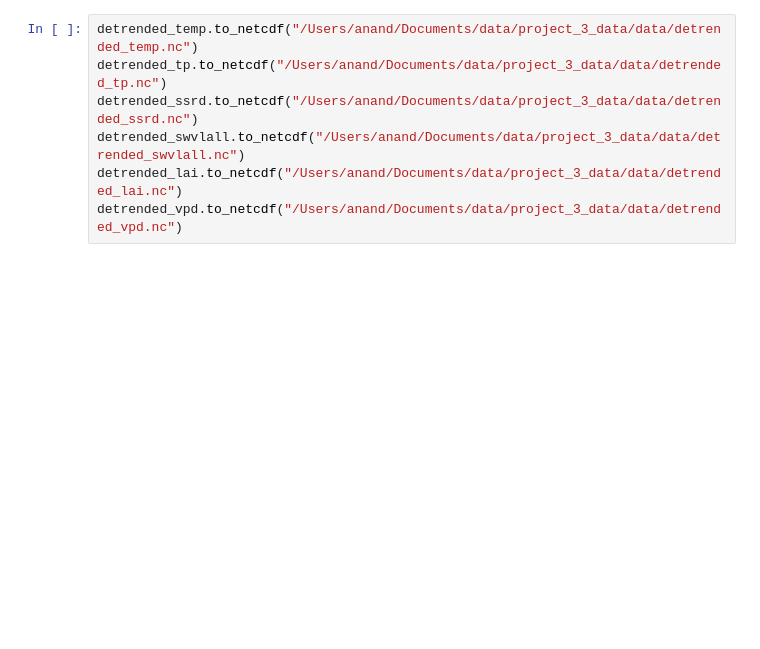
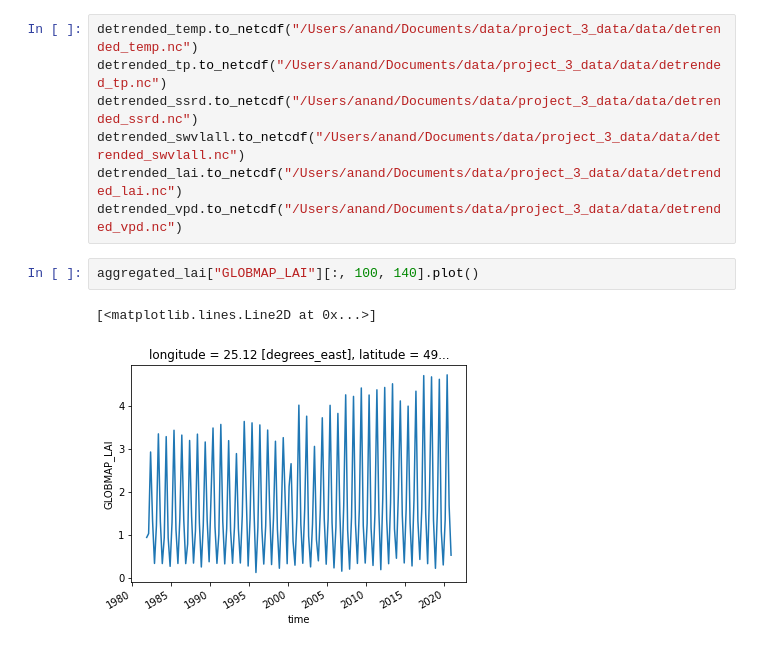
Before and after one commit to melioristic/preconditioned-compound-vegetation, a Jupyter notebook: n2_write_aggregated_dataset.ipynb, the cells around one changed output. Drawn from its saved outputs; the diff is of its cells as text; blank space fills up the shorter version.

```diff
--- a/n2_write_aggregated_dataset.ipynb
+++ b/n2_write_aggregated_dataset.ipynb
@@ -73,3 +73,8 @@ detrended_ssrd.to_netcdf("/Users/anand/Documents/data/project_3_data/data/detren
 detrended_swvlall.to_netcdf("/Users/anand/Documents/data/project_3_data/data/detrended_swvlall.nc")
 detrended_lai.to_netcdf("/Users/anand/Documents/data/project_3_data/data/detrended_lai.nc")
 detrended_vpd.to_netcdf("/Users/anand/Documents/data/project_3_data/data/detrended_vpd.nc")
+# %%
+aggregated_lai["GLOBMAP_LAI"][:, 100, 140].plot()
+# %% [output]
+[<matplotlib.lines.Line2D at 0x...>]
+[figure, added]
```
Also changed, not shown: parts of 6 cells of this notebook, 27 other files.
